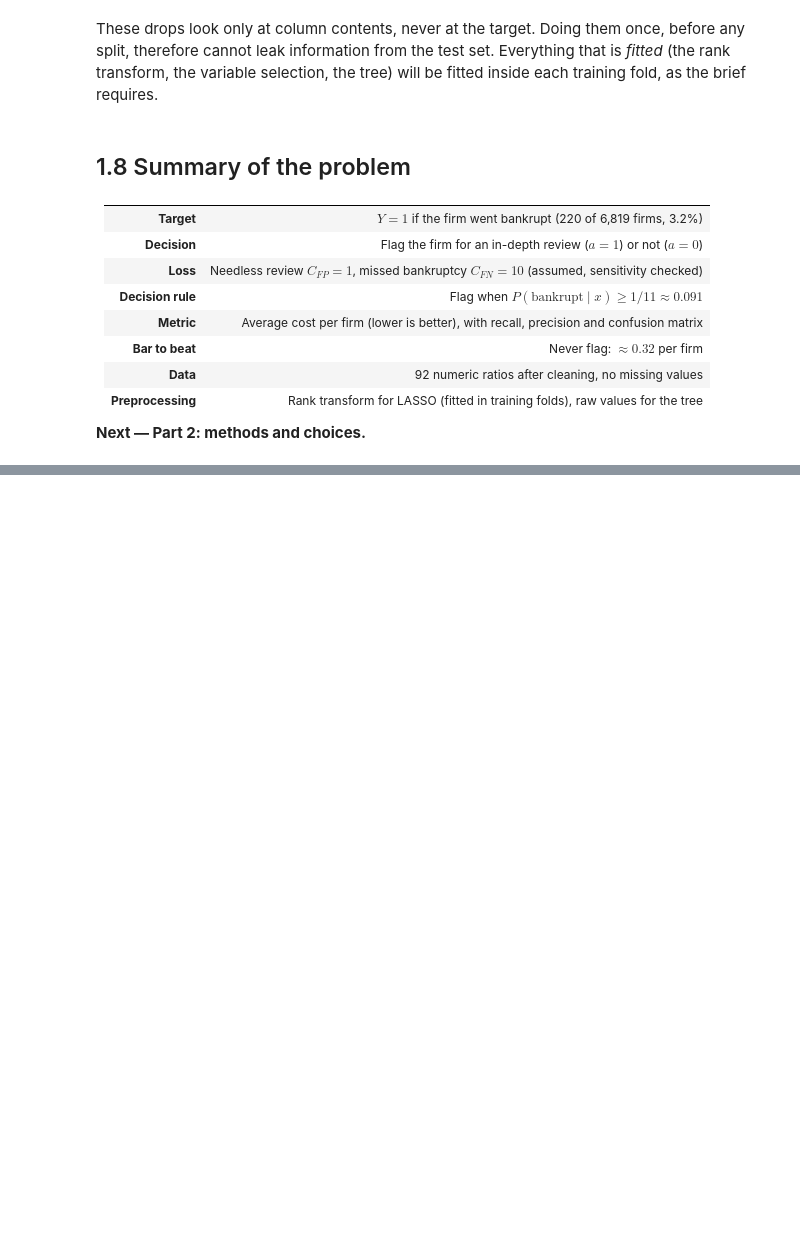
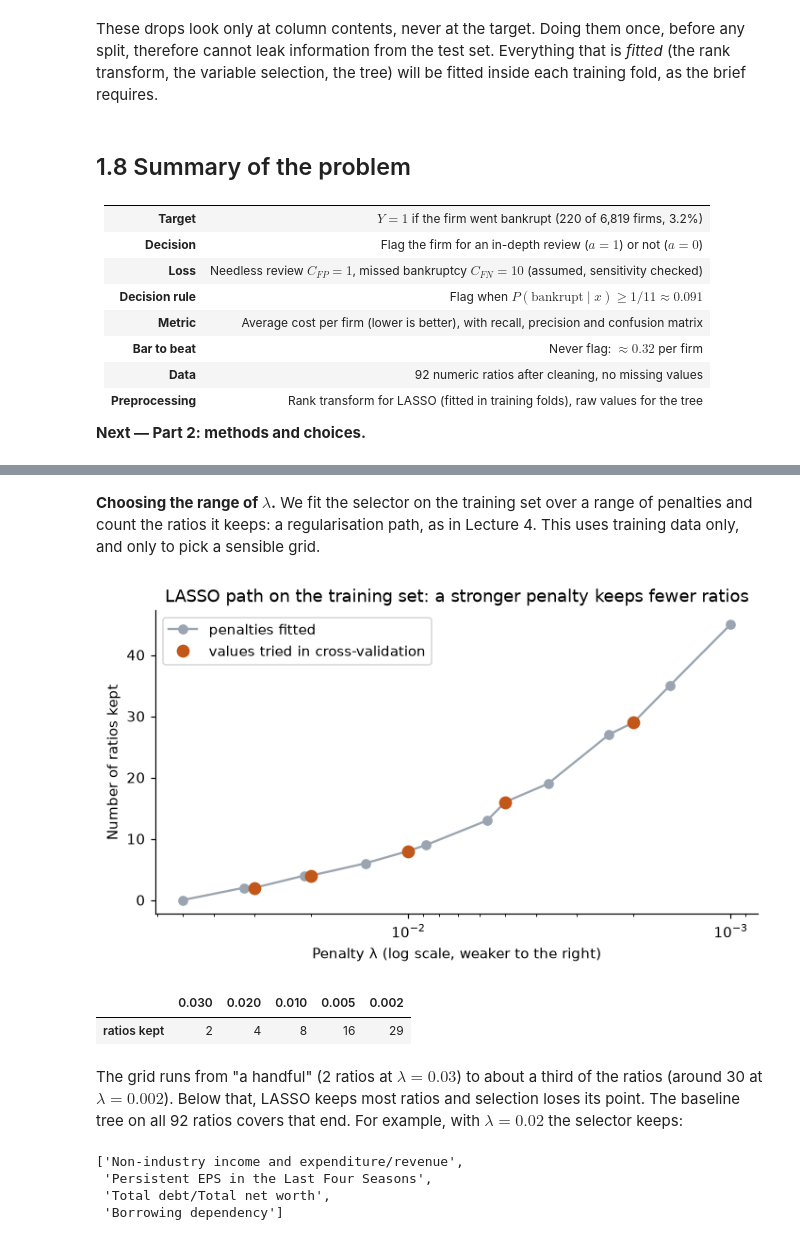
Before and after one commit to SARx613/Augmented-Decision-Final-Project, a Jupyter notebook: bankruptcy_prediction.ipynb, the cells around one changed output, grey strips where cells are left out. Saved outputs shown, nothing was run; the diff lists cells and outputs as text; code cells hidden in the pictures; blank space fills up the shorter version.

```diff
--- a/bankruptcy_prediction.ipynb
+++ b/bankruptcy_prediction.ipynb
@@ -428,0 +465,9 @@ These drops look only at column contents, never at the target. Doing them once,
+# %%
+RANDOM_STATE = 42
+X_train, X_test, y_train, y_test = train_test_split(
+    X, y, test_size=0.2, stratify=y, random_state=RANDOM_STATE)
+
+pd.DataFrame({"firms": [len(y_train), len(y_test)],
+              "bankrupt": [y_train.sum(), y_test.sum()],
+              "bankrupt rate": [y_train.mean(), y_test.mean()]},
+             index=["train", "test"]).round(4)
@@ -428,0 +514,49 @@ These drops look only at column contents, never at the target. Doing them once,
+# %%
+class LassoSelector(BaseEstimator, TransformerMixin):
+    """Keep the ratios with a non-zero L1-penalised logistic coefficient; pass on their raw values."""
+
+    def __init__(self, lam=0.01):
+        self.lam = lam
+
+    def fit(self, X, y):
+        self.lasso_ = make_pipeline(
+            QuantileTransformer(),       # ranks -> [0, 1]: neutralises the two scales
+            StandardScaler(),            # same scale for every ratio: a fair penalty
+            LogisticRegression(l1_ratio=1, C=1 / (len(X) * self.lam),   # L1 penalty λ
+                               solver="saga", max_iter=5000),
+        ).fit(X, y)
+        self.selected_ = list(X.columns[self.lasso_[-1].coef_.ravel() != 0])
+        return self
+
+    def transform(self, X):
+        return X[self.selected_]         # raw values: the tree's rules stay readable
+# %% [markdown]
+**Choosing the range of $\lambda$.** We fit the selector on the training set over a range of penalties and count the ratios it keeps: a regularisation path, as in Lecture 4. This uses training data only, and only to pick a sensible grid.
+# %%
+LAMBDA_GRID = [0.03, 0.02, 0.01, 0.005, 0.002]
+lam_path = np.unique(np.r_[np.logspace(-3, np.log10(0.05), 10), LAMBDA_GRID])
+n_kept = pd.Series({lam: len(LassoSelector(lam).fit(X_train, y_train).selected_) for lam in lam_path})
+
+fig, ax = plt.subplots(figsize=(7.5, 3.8))
+ax.plot(n_kept.index, n_kept.values, "o-", color=GREY, label="penalties fitted")
+ax.plot(LAMBDA_GRID, n_kept.loc[LAMBDA_GRID], "o", color=ORANGE, ms=8, label="values tried in cross-validation")
+ax.set(xscale="log", xlabel="Penalty λ (log scale, weaker to the right)", ylabel="Number of ratios kept",
+       title="LASSO path on the training set: a stronger penalty keeps fewer ratios")
+ax.invert_xaxis()
+ax.legend()
+plt.show()
+
+n_kept.loc[LAMBDA_GRID].rename("ratios kept").to_frame().T
+# %% [output]
+[figure, added]
+|  | 0.030 | 0.020 | 0.010 | 0.005 | 0.002 |
+| ratios kept | 2 | 4 | 8 | 16 | 29 |
+# %% [markdown]
+The grid runs from "a handful" (2 ratios at $\lambda = 0.03$) to about a third of the ratios (around 30 at $\lambda = 0.002$). Below that, LASSO keeps most ratios and selection loses its point. The baseline tree on all 92 ratios covers that end. For example, with $\lambda = 0.02$ the selector keeps:
+# %%
+LassoSelector(0.02).fit(X_train, y_train).selected_
+# %% [output]
+['Non-industry income and expenditure/revenue',
+ 'Persistent EPS in the Last Four Seasons',
+ 'Total debt/Total net worth',
+ 'Borrowing dependency']
```
Also changed, not shown: parts of 16 cells of this notebook.
